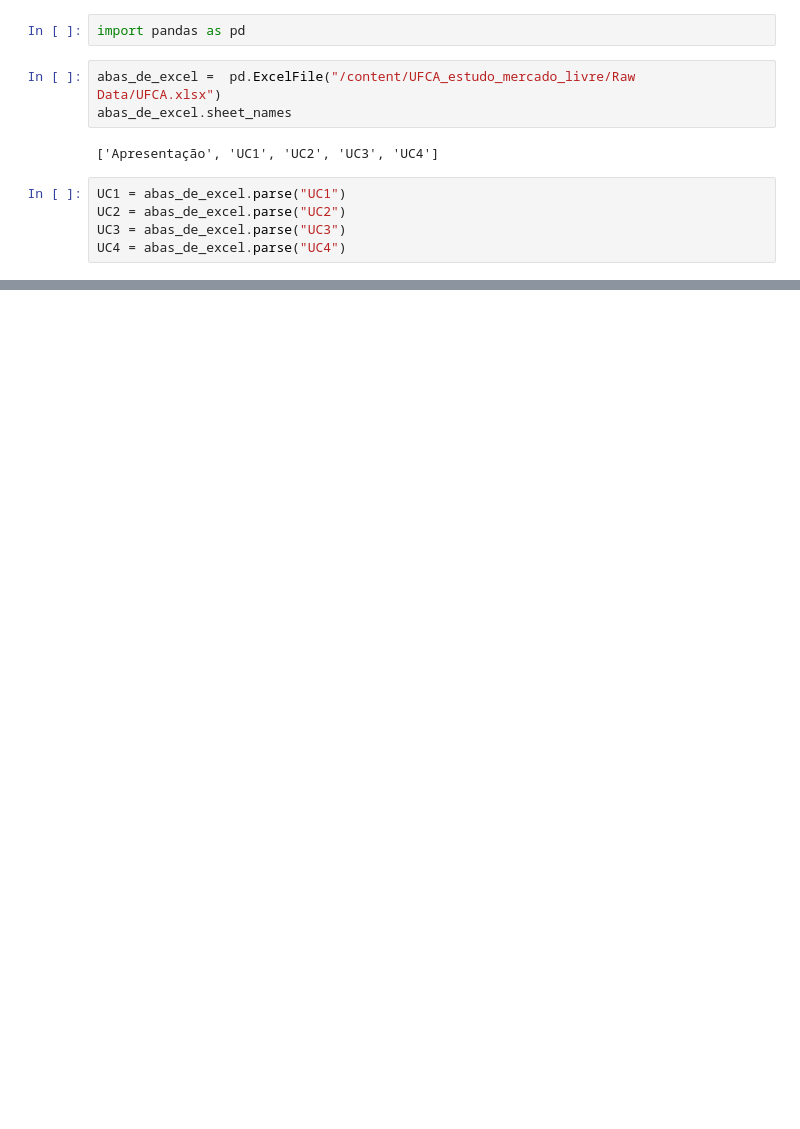
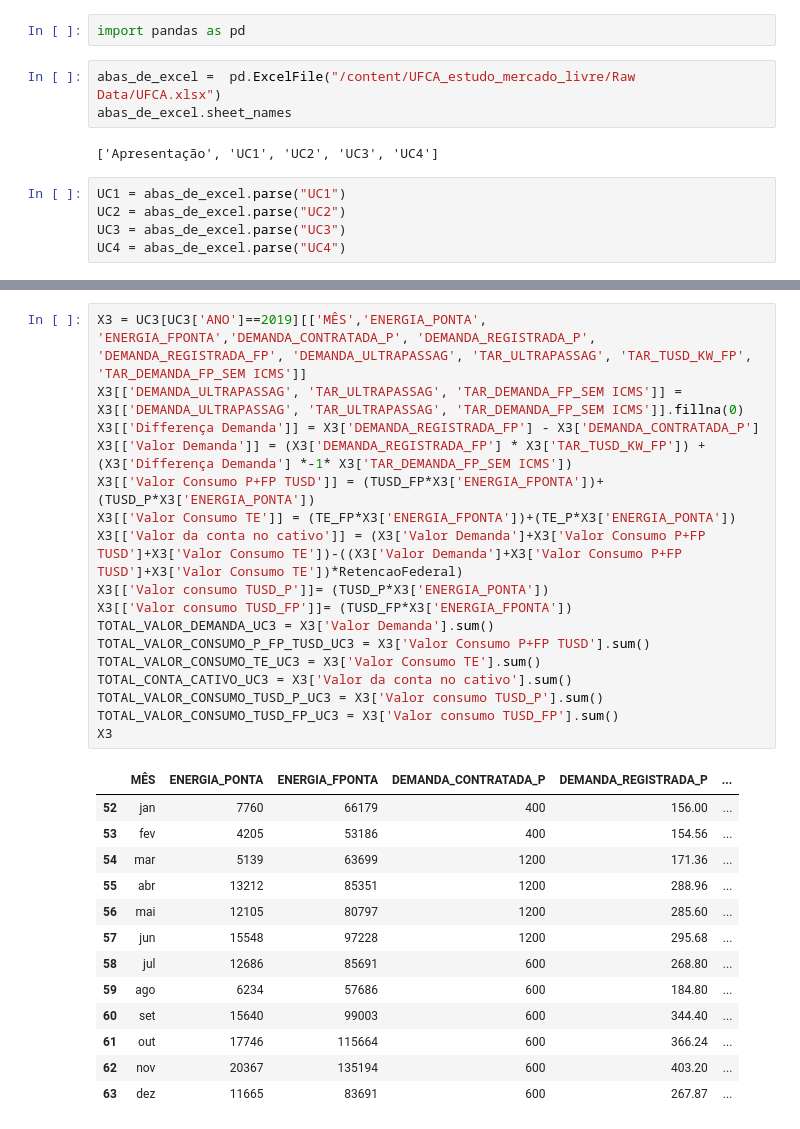
Before and after one commit to byronacunia/UFCA_estudo_mercado_livre, a Jupyter notebook: UFCA.ipynb, the cells around one changed output, grey strips where cells are left out. Drawn from its saved outputs; the diff is of its cells as text; blank space fills up the shorter version.

```diff
--- a/UFCA.ipynb
+++ b/UFCA.ipynb
@@ -72,0 +141,31 @@ X1
+# %%
+X3 = UC3[UC3['ANO']==2019][['MÊS','ENERGIA_PONTA', 'ENERGIA_FPONTA','DEMANDA_CONTRATADA_P', 'DEMANDA_REGISTRADA_P', 'DEMANDA_REGISTRADA_FP', 'DEMANDA_ULTRAPASSAG', 'TAR_ULTRAPASSAG', 'TAR_TUSD_KW_FP', 'TAR_DEMANDA_FP_SEM ICMS']]
+X3[['DEMANDA_ULTRAPASSAG', 'TAR_ULTRAPASSAG', 'TAR_DEMANDA_FP_SEM ICMS']] = X3[['DEMANDA_ULTRAPASSAG', 'TAR_ULTRAPASSAG', 'TAR_DEMANDA_FP_SEM ICMS']].fillna(0)
+X3[['Differença Demanda']] = X3['DEMANDA_REGISTRADA_FP'] - X3['DEMANDA_CONTRATADA_P']
+X3[['Valor Demanda']] = (X3['DEMANDA_REGISTRADA_FP'] * X3['TAR_TUSD_KW_FP']) +(X3['Differença Demanda'] *-1* X3['TAR_DEMANDA_FP_SEM ICMS'])
+X3[['Valor Consumo P+FP TUSD']] = (TUSD_FP*X3['ENERGIA_FPONTA'])+(TUSD_P*X3['ENERGIA_PONTA'])
+X3[['Valor Consumo TE']] = (TE_FP*X3['ENERGIA_FPONTA'])+(TE_P*X3['ENERGIA_PONTA'])
+X3[['Valor da conta no cativo']] = (X3['Valor Demanda']+X3['Valor Consumo P+FP TUSD']+X3['Valor Consumo TE'])-((X3['Valor Demanda']+X3['Valor Consumo P+FP TUSD']+X3['Valor Consumo TE'])*RetencaoFederal)
+X3[['Valor consumo TUSD_P']]= (TUSD_P*X3['ENERGIA_PONTA'])
+X3[['Valor consumo TUSD_FP']]= (TUSD_FP*X3['ENERGIA_FPONTA'])
+TOTAL_VALOR_DEMANDA_UC3 = X3['Valor Demanda'].sum()
+TOTAL_VALOR_CONSUMO_P_FP_TUSD_UC3 = X3['Valor Consumo P+FP TUSD'].sum()
+TOTAL_VALOR_CONSUMO_TE_UC3 = X3['Valor Consumo TE'].sum()
+TOTAL_CONTA_CATIVO_UC3 = X3['Valor da conta no cativo'].sum()
+TOTAL_VALOR_CONSUMO_TUSD_P_UC3 = X3['Valor consumo TUSD_P'].sum()
+TOTAL_VALOR_CONSUMO_TUSD_FP_UC3 = X3['Valor consumo TUSD_FP'].sum()
+X3
+# %% [output]
+|  | MÊS | ENERGIA_PONTA | ENERGIA_FPONTA | DEMANDA_CONTRATADA_P | DEMANDA_REGISTRADA_P | ... |
+| 52 | jan | 7760 | 66179 | 400 | 156.00 | ... |
+| 53 | fev | 4205 | 53186 | 400 | 154.56 | ... |
+| 54 | mar | 5139 | 63699 | 1200 | 171.36 | ... |
+| 55 | abr | 13212 | 85351 | 1200 | 288.96 | ... |
+| 56 | mai | 12105 | 80797 | 1200 | 285.60 | ... |
+| 57 | jun | 15548 | 97228 | 1200 | 295.68 | ... |
+| 58 | jul | 12686 | 85691 | 600 | 268.80 | ... |
+| 59 | ago | 6234 | 57686 | 600 | 184.80 | ... |
+| 60 | set | 15640 | 99003 | 600 | 344.40 | ... |
+| 61 | out | 17746 | 115664 | 600 | 366.24 | ... |
+| 62 | nov | 20367 | 135194 | 600 | 403.20 | ... |
+| 63 | dez | 11665 | 83691 | 600 | 267.87 | ... |
```
Also changed, not shown: parts of 35 cells of this notebook.
